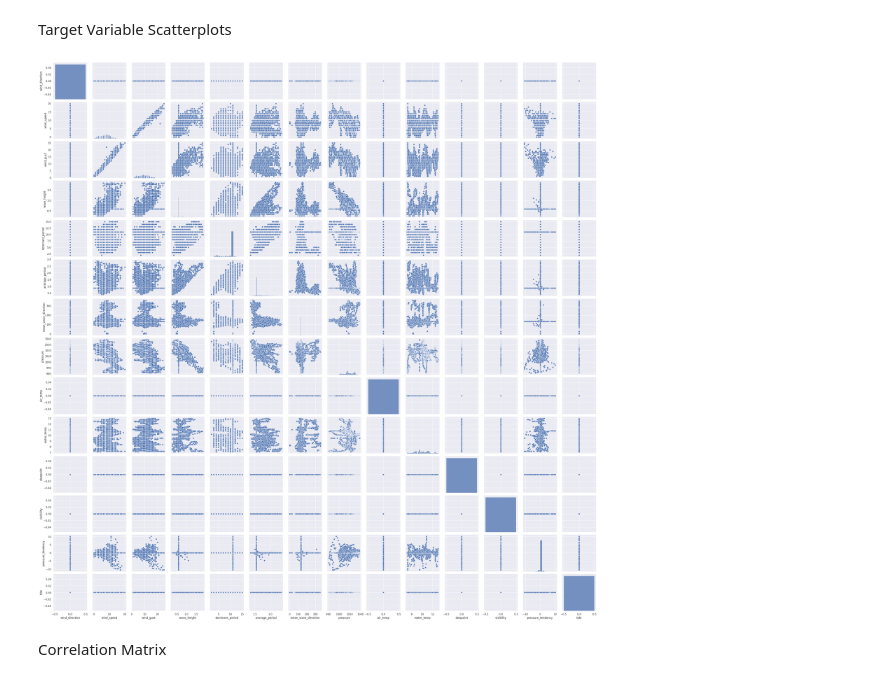
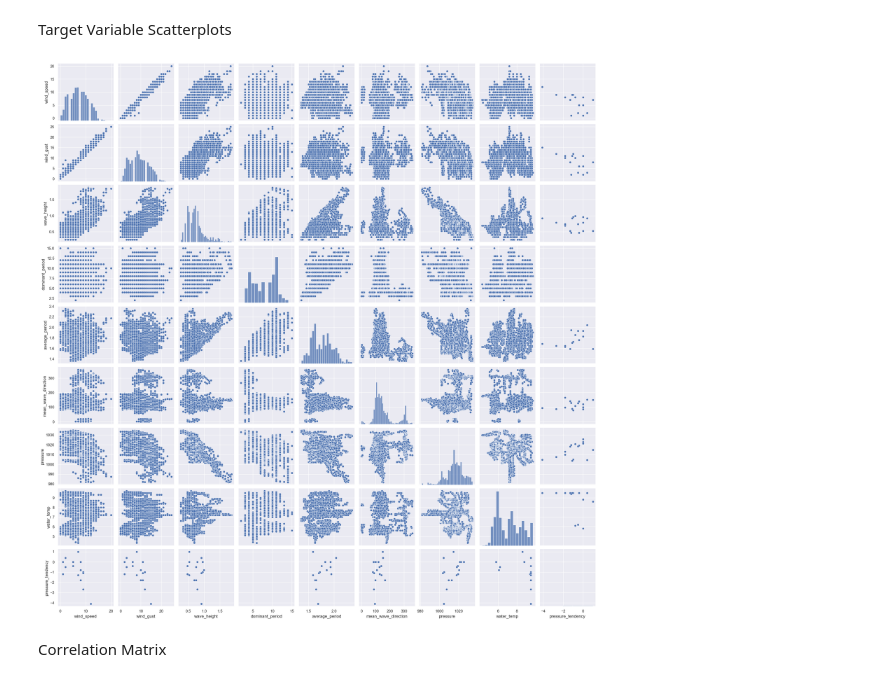
Before and after one commit to usd-cs/Benchmark-Code, a Jupyter notebook: mw_roughdraft.ipynb, the cells around one changed output. Saved outputs shown, nothing was run; the diff lists cells and outputs as text; code cells hidden in the pictures.

```diff
--- a/mw_roughdraft.ipynb
+++ b/mw_roughdraft.ipynb
@@ -311,14 +391,14 @@ Target Variable Scatterplots
 # %%
 # scatterplot
 sns.set()
-cols = ['wind_direction', 'wind_speed', 'wind_gust', 'wave_height',
+cols = ['wind_speed', 'wind_gust', 'wave_height',
         'dominant_period', 'average_period', 'mean_wave_direction',
-        'pressure', 'air_temp', 'water_temp', 'dewpoint', 'visibility',
-        'pressure_tendency', 'tide']
+        'pressure', 'water_temp',
+        'pressure_tendency']
 sns.pairplot(ny_buoy[cols], size = 2.5)
 plt.show();
 # %% [output]
-[figure, old version]
+[figure, new version]
 # %% [markdown]
 Correlation Matrix
 # %%
```
Also changed, not shown: parts of 25 cells of this notebook.
